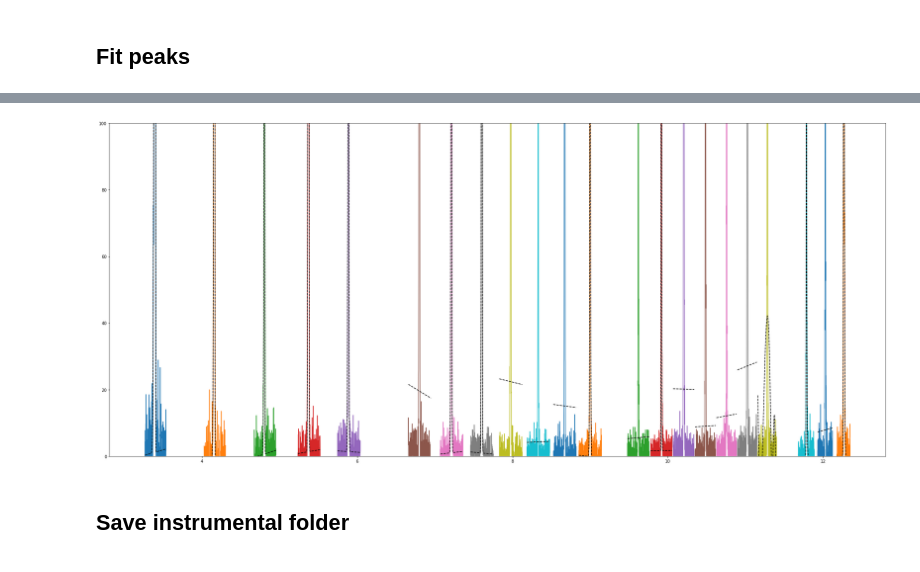
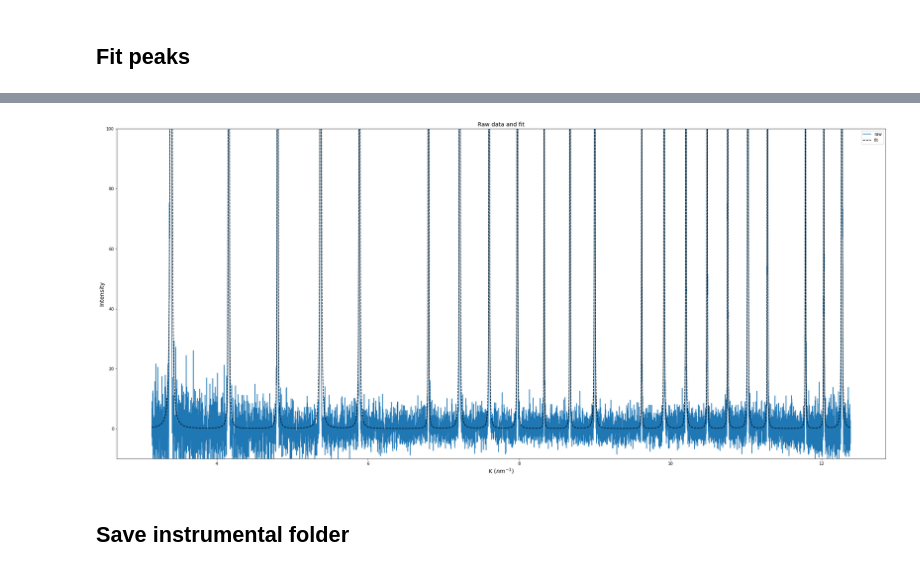
Before and after one commit to rhysgt/cmwp_tools, a Jupyter notebook: Make instrumental_new.ipynb, the cells around one changed output, grey strips where cells are left out. Saved outputs shown, nothing was run; the diff lists cells and outputs as text; code cells hidden in the pictures.

Commit message:
Instrumental update
Fit all peaks in instrumental simultaneously

```diff
--- a/Make instrumental_new.ipynb
+++ b/Make instrumental_new.ipynb
@@ -55,7 +55,7 @@ ax.set_yscale('log')
 
 plt.tight_layout()
 
-baseline = [3.24, 4.5, 6.25, 8.1, 9.3, 11.55, 12.15]
+baseline = [3.22, 3.7, 4.5, 6.5, 8.1, 9.3, 11.55, 12.15]
 baseline_int=[]
 
 for j in baseline:
@@ -86,48 +105,49 @@ plt.tight_layout()
 # %% [markdown]
 ## Fit peaks
 # %%
-comp_list=[]
-plt.figure(figsize=(34, 15))
+fig, ax = plt.subplots(1,1, figsize=(34, 15))
 # Fit each peak independently
-for i, peak in enumerate(peak_pos_k_nm):
-    print('Peak {0} of {1}      '.format(i+1, len(peak_pos_k_nm)), end='\r')
-    if np.min(x_k_nm) < peak < np.max(x_k_nm):
 
-        search = 120 + i*5
-        searchrange = 10
+models = []
+pars = []
+prefixes = []
+for i, peak in enumerate(actual_peaks):
+    print('Peak {0} of {1}      '.format(i+1, len(actual_peaks)), end='\r')
 
-        elem = np.abs(x_k_nm-peak).argmin()
+    search = 100 + i*10
+    searchrange = 10
+
+    elem = np.abs(x_k_nm-peak).argmin()
+
+    xvals = x_k_nm[elem-search:elem+search]
+    yvals = y_nobck[elem-search:elem+search]
+
+    prefix = 'g'+str(i)+'_'
+    prefixes.append(prefix)
+
+    mod = PseudoVoigtModel(prefix=prefix)
+    #mod = Pearson7Model(prefix=prefix, nan_policy='omit')
+    models.append(mod)
+
+    par = mod.make_params()
+
+    par[prefix+'center'].set(value=peak, min=peak-0.05, max=peak+0.05)
+    par[prefix+'sigma'].set(value=0.01, min=0.001, max=0.1)
+    par[prefix+'height'].set(value=(np.max(yvals)-np.min(yvals)), min=2)
+    pars.append(par)
+
+models = np.sum(models)
+pars = np.sum(pars)
+
+init = models.eval(pars, x=x_k_nm)
+out = models.fit(y_nobck, pars, x=x_k_nm)
 
 
-        peak_index = np.argmax(y_nobck[elem-searchrange:elem+searchrange])+elem-searchrange
-        peak = x_k_nm[peak_index]
-
-
-
-        xvals = x_k_nm[elem-search:elem+search]
-        yvals = y_nobck[elem-search:elem+search]
-        plt.plot(xvals, yvals)
-
-        mod = LinearModel(prefix='exp_') + (SkewedGaussianModel(prefix='g0_') * SkewedVoigtModel(prefix='g1_'))
-        pars = mod.make_params()
-
-        pars['g0_center'].set(value=peak, min=peak-0.2, max=peak+0.2)
-        pars['g0_sigma'].set(value=0.01, min=0.001, max=0.1)
-        pars['g0_height'].set(value=(np.max(yvals)-np.min(yvals)), min=2)
-        pars['g1_center'].set(value=peak, min=peak-0.2, max=peak+0.2)
-        pars['g1_sigma'].set(value=0.01, min=0.001, max=0.1)
-        pars['g1_height'].set(value=(np.max(yvals)-np.min(yvals)), min=2)
-
-        init = mod.eval(pars, x=xvals)
-        out = mod.fit(yvals, pars, x=xvals)
-        #print(out.fit_report(min_correl=0.5))
-
-        comp_list.append(out.eval_components(x=xvals))
-
-        plt.plot(xvals, out.eval_components(x=xvals)['exp_']+(out.eval_components(x=xvals)['g0_']*out.eval_components(x=xvals)['g1_']), 'k--')
-        plt.ylim(0, 100)
-
-        axes.legend(loc='best')
-        axes.set_title('Raw data and fit', fontsize=14)
-        axes.set_xlabel('K ($nm^{-1}$)', fontsize=14); axes.set_ylabel('Intensity', fontsize=14);
+# Plotting
+ax.plot(x_k_nm, y_nobck, label='raw')
+ax.plot(x_k_nm, np.sum([out.eval_components(x=x_k_nm)[prefix] for prefix in prefixes], axis=0), 'k--', label='fit')
+ax.legend()
+ax.set_ylim(-10, 100)
+ax.set_title('Raw data and fit', fontsize=14)
+ax.set_xlabel('K ($nm^{-1}$)', fontsize=14); ax.set_ylabel('Intensity', fontsize=14);
 # %% [output]
@@ -135 +155 @@ Peak 25 of 25
-[figure, old version]
+[figure, new version]
```
Also changed, not shown: parts of 4 cells of this notebook, 1 other file.
